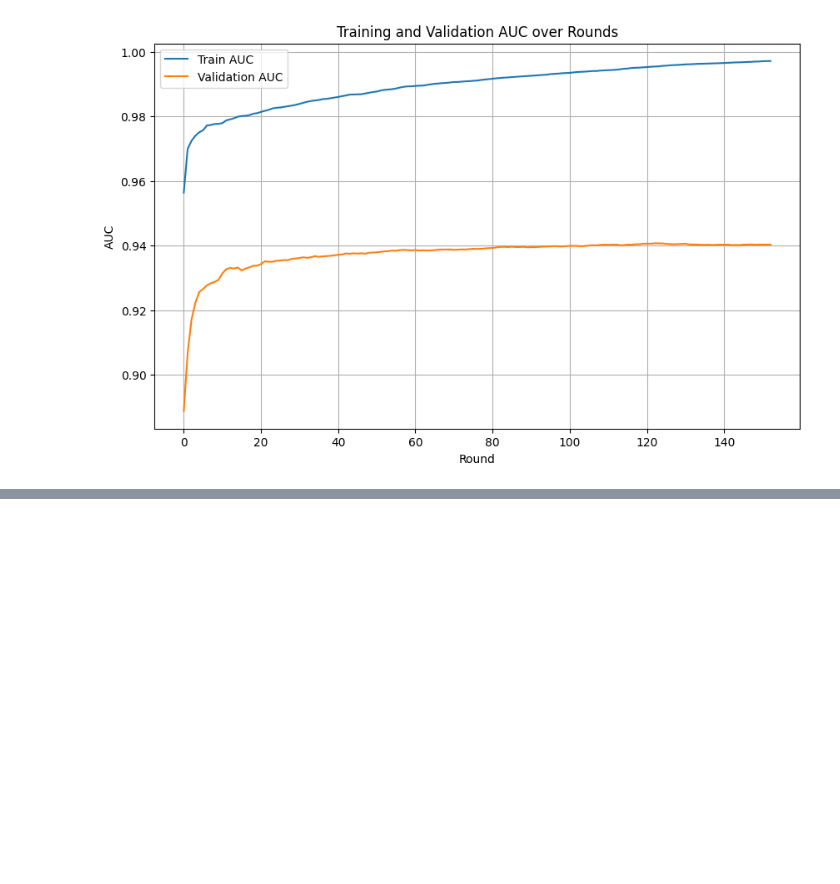
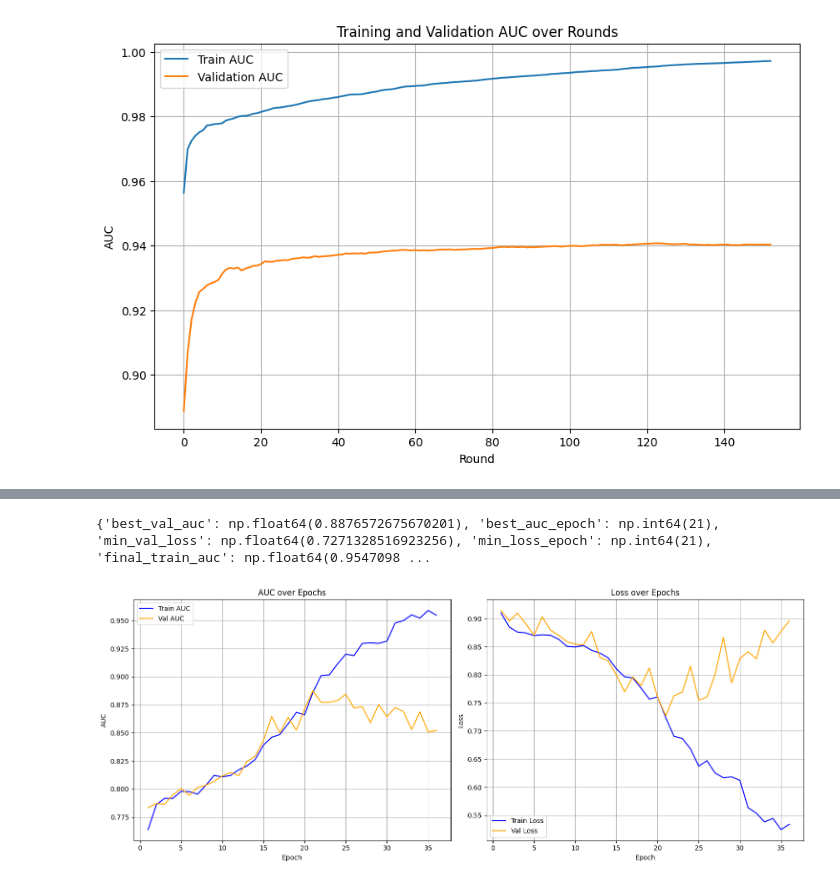
Before and after one commit to Jellevs/football_player_detection_and_tracking, a Jupyter notebook: analyze_results.ipynb, the cells around one changed output, grey strips where cells are left out. Drawn from its saved outputs; the diff is of its cells as text; code cells hidden in the pictures; blank space fills up the shorter version.

```diff
--- a/analyze_results.ipynb
+++ b/analyze_results.ipynb
@@ -65,0 +131,54 @@ Gap at the end: 0.0568
+# %%
+import matplotlib.pyplot as plt
+
+# 1. Plot Training and Validation Metrics
+fig, (ax1, ax2) = plt.subplots(1, 2, figsize=(15, 6))
+
+# AUC Plot
+ax1.plot(df['epoch'], df['train_auc'], label='Train AUC', color='blue')
+ax1.plot(df['epoch'], df['val_auc'], label='Val AUC', color='orange')
+ax1.set_title('AUC over Epochs')
+ax1.set_xlabel('Epoch')
+ax1.set_ylabel('AUC')
+ax1.legend()
+ax1.grid(True)
+
+# Loss Plot
+ax2.plot(df['epoch'], df['train_loss'], label='Train Loss', color='blue')
+ax2.plot(df['epoch'], df['val_loss'], label='Val Loss', color='orange')
+ax2.set_title('Loss over Epochs')
+ax2.set_xlabel('Epoch')
+ax2.set_ylabel('Loss')
+ax2.legend()
+ax2.grid(True)
+
+plt.tight_layout()
+plt.savefig('training_metrics.png')
+
+# 2. Extract Key Statistics
+best_auc_idx = df['val_auc'].idxmax()
+best_auc_val = df.loc[best_auc_idx, 'val_auc']
+best_auc_epoch = df.loc[best_auc_idx, 'epoch']
+
+min_loss_idx = df['val_loss'].idxmin()
+min_loss_val = df.loc[min_loss_idx, 'val_loss']
+min_loss_epoch = df.loc[min_loss_idx, 'epoch']
+
+final_epoch = df.iloc[-1]
+
+stats = {
+    "best_val_auc": best_auc_val,
+    "best_auc_epoch": best_auc_epoch,
+    "min_val_loss": min_loss_val,
+    "min_loss_epoch": min_loss_epoch,
+    "final_train_auc": final_epoch['train_auc'],
+    "final_val_auc": final_epoch['val_auc'],
+    "final_train_loss": final_epoch['train_loss'],
+    "final_val_loss": final_epoch['val_loss'],
+    "lr": final_epoch['lr']
+}
+
+print(stats)
+# %% [output]
+{'best_val_auc': np.float64(0.8876572675670201), 'best_auc_epoch': np.int64(21), 'min_val_loss': np.float64(0.7271328516923256), 'min_loss_epoch': np.int64(21), 'final_train_auc': np.float64(0.9547098 ...
+[figure, added]
```
Also changed, not shown: parts of 1 cell of this notebook, 4 other files.
